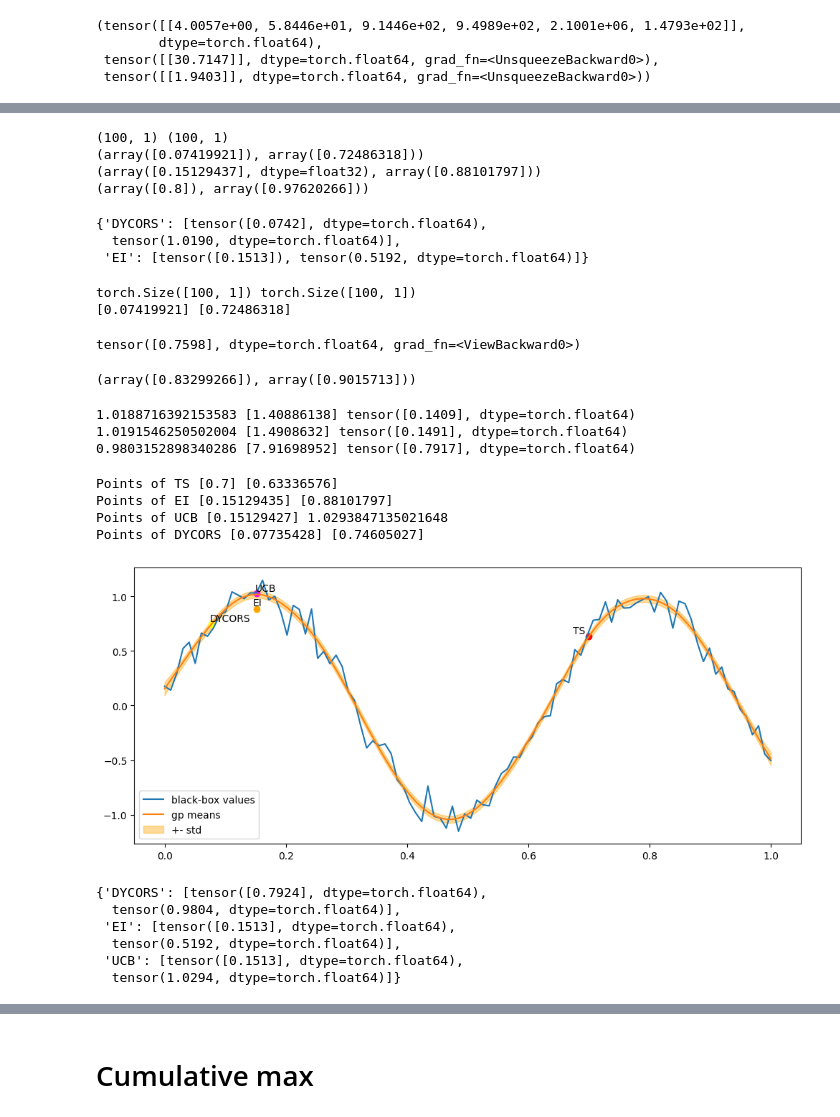
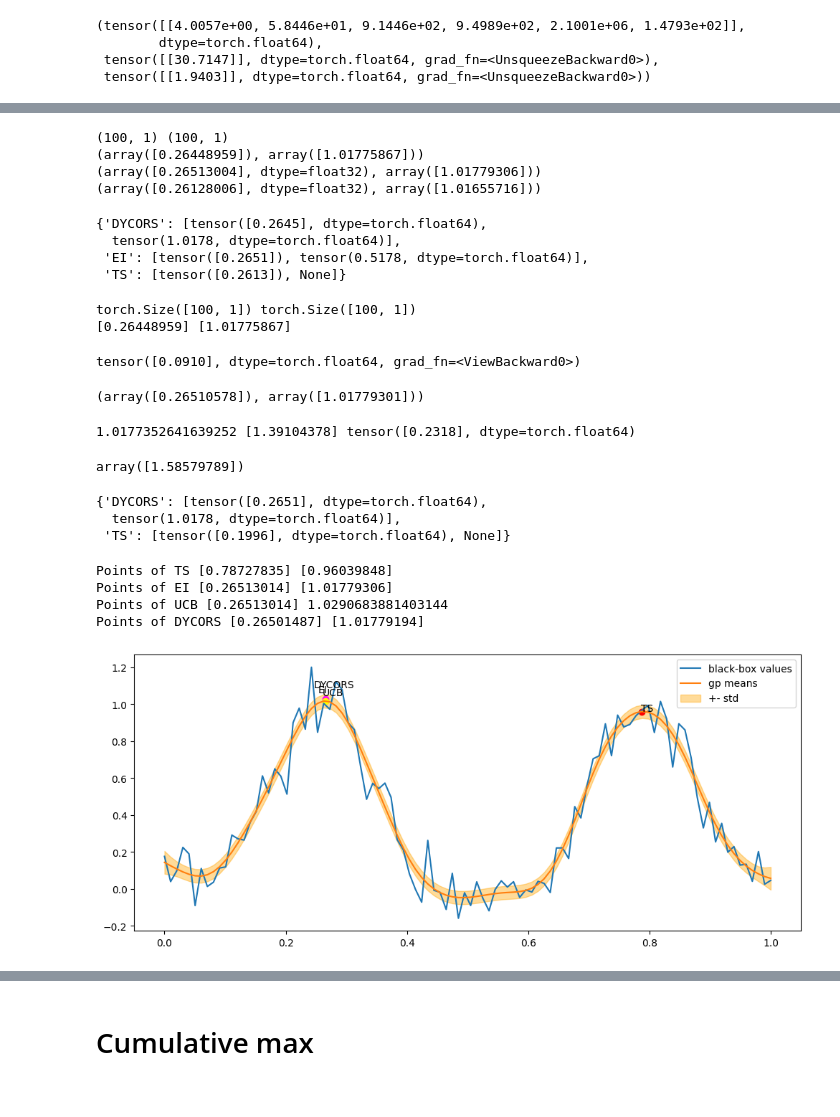
Before and after one commit to ernygati/masters_thesis_blockchain, a Jupyter notebook: diploma-optimal-blockchain.ipynb, the cells around one changed output, grey strips where cells are left out. Saved outputs shown, nothing was run; the diff lists cells and outputs as text; code cells hidden in the pictures.

```diff
--- a/diploma-optimal-blockchain.ipynb
+++ b/diploma-optimal-blockchain.ipynb
@@ -765,14 +765,14 @@ candidate, model.posterior(normalize(candidate, bounds).reshape(1,-1)).mean, mod
 # %%
 np.random.seed(0)
 lb = torch.tensor([0])
-ub = torch.tensor([10])
+ub = torch.tensor([6])
 
 bounds = torch.stack([lb.type(torch.float64), ub.type(torch.float64)])
 standard_bounds = torch.tensor([[0.0], [1.0]])
 
 Xd = np.linspace(bounds[0][0],bounds[1][0], 100)[:, np.newaxis]
 def obj_dummy(x):
-    return np.sin(x)
+    return np.sin(x)**4
 yd = obj_dummy(Xd) + np.random.normal(0, 0.1, Xd.shape)
 
 # Plot the generated data
@@ -828,7 +828,11 @@ def get_next_point(optimizer, Xt, yt,gaussprocess, bounds):
     if optimizer.__name__ == "optimize_UCB":
         cand, y = botorch_optim.optimal_points_dict["UCB"]
     if optimizer.__name__ == "optimize_EI":
-        cand, y_af = botorch_optim.optimal_points_dict["EI"]
+        cand, y = botorch_optim.optimal_points_dict["EI"]
+        y=gaussprocess(cand.reshape(1,-1)).mean
+    if optimizer.__name__ == "optimize_TS":
+        cand, _= botorch_optim.optimal_points_dict["TS"]
+        y = gaussprocess(cand.reshape(1,-1)).mean
     if optimizer.__name__ == "optimize_DYCORS":
         cand, _= botorch_optim.optimal_points_dict["DYCORS"]
         y = gaussprocess(cand.reshape(1,-1)).mean
@@ -840,16 +844,17 @@ for optim in [botorch_optim.optimize_DYCORS, botorch_optim.optimize_EI, botorch_
 botorch_optim.optimal_points_dict
 # %% [output]
 (100, 1) (100, 1)
-(array([0.07419921]), array([0.72486318]))
-(array([0.15129437], dtype=float32), array([0.88101797]))
-(array([0.8]), array([0.97620266]))
+(array([0.26448959]), array([1.01775867]))
+(array([0.26513004], dtype=float32), array([1.01779306]))
+(array([0.26128006], dtype=float32), array([1.01655716]))
-{'DYCORS': [tensor([0.0742], dtype=torch.float64),
-  tensor(1.0190, dtype=torch.float64)],
- 'EI': [tensor([0.1513]), tensor(0.5192, dtype=torch.float64)]}
+{'DYCORS': [tensor([0.2645], dtype=torch.float64),
+  tensor(1.0178, dtype=torch.float64)],
+ 'EI': [tensor([0.2651]), tensor(0.5178, dtype=torch.float64)],
+ 'TS': [tensor([0.2613]), None]}
 # %%
 def plot_gp(Xd, train_x, y, gaussprocess, gp_means, gp_stds, dim = 3,
             optimizers = [botorch_optim.optimize_TS, botorch_optim.optimize_EI,
-                          botorch_optim.optimize_UCB, botorch_optim.optimize_DYCORS],bounds ):
+                          botorch_optim.optimize_UCB, botorch_optim.optimize_DYCORS],bounds=bounds ):
 
     x_sort = np.sort(train_x[:,dim])
     x_sort_args = np.argsort(train_x[:,dim])
@@ -864,7 +869,7 @@ def plot_gp(Xd, train_x, y, gaussprocess, gp_means, gp_stds, dim = 3,
         x_next, y_gp_next = get_next_point(optim, Xd, yd, gaussprocess, bounds)
         print(f'Points of {opt_name}', x_next, y_gp_next)
         plt.plot(x_next[dim], y_gp_next, 'o', color = colors[i], lw=2)
-        rand_offset = np.random.random()/20
+        rand_offset = np.random.random()/10
         plt.text(x_next[dim]-x_next[dim]*rand_offset, y_gp_next+y_gp_next*rand_offset, f"{opt_name}")
 
     plt.plot(x_sort, y_sort, label = "black-box values")
@@ -904,15 +909,15 @@ xmin = unnormalize(torch.tensor(xmin_scaled), bounds).numpy()
 # plt.legend()
 # %% [output]
 torch.Size([100, 1]) torch.Size([100, 1])
-[0.07419921] [0.72486318]
+[0.26448959] [1.01775867]
 # %%
 gaussprocess(torch.tensor([0.07944516]).reshape(1,-1)).mean
 # %% [output]
-tensor([0.7598], dtype=torch.float64, grad_fn=<ViewBackward0>)
+tensor([0.0910], dtype=torch.float64, grad_fn=<ViewBackward0>)
 # %%
 get_next_point(botorch_optim.optimize_DYCORS,Xd,yd,gaussprocess,bounds)
 # %% [output]
-(array([0.83299266]), array([0.9015713]))
+(array([0.26510578]), array([1.01779301]))
 # %%
 from pySOT.optimization_problems import Hartmann3
 class DYCORSOptimProblem(OptimizationProblem):
@@ -961,10 +966,10 @@ surrogate = gp.GPRegressor(input_dimensionality,  optim.lb, optim.ub)
 
 slhd = SymmetricLatinHypercube(dim=optim.dim, num_pts=2*(optim.dim+1))
 num_runs = 1
-max_evals = 20
+max_evals = 50
 results_serial = np.zeros((max_evals, num_runs))
 
-runs = 3
+runs = 1
 for _ in range(runs):
     controller = SerialController(objective=optim.eval)
     controller.strategy = DYCORSStrategy(
@@ -975,9 +980,12 @@ for _ in range(runs):
     result = controller.run()
     print(-controller.best_point().value, optim.best_x[-1], normalize(torch.tensor(optim.best_x[-1]), bounds))
 # %% [output]
-1.0188716392153583 [1.40886138] tensor([0.1409], dtype=torch.float64)
-1.0191546250502004 [1.4908632] tensor([0.1491], dtype=torch.float64)
-0.9803152898340286 [7.91698952] tensor([0.7917], dtype=torch.float64)
+1.0177352641639252 [1.39104378] tensor([0.2318], dtype=torch.float64)
+# %%
+argmin = np.argmin([controller.fevals[i].value for i in range(len(controller.fevals))])
+optim.best_x[argmin]
+# %% [output]
+array([1.58579789])
 # %%
 
 # from botorch.utils.sampling import draw_sobol_samples
@@ -1011,24 +1019,21 @@ for _ in range(runs):
 #     y_obj = obj_dummy(cand)
 #     Xcat, ycat = torch.cat([Xcat, cand]), torch.cat([ycat, y_obj])
 #     print(normalize(cand, bounds), y_obj)
+# %%
+botorch_optim.optimize_TS(Xd,yd, 10)
+botorch_optim.optimal_points_dict
+# %% [output]
+{'DYCORS': [tensor([0.2651], dtype=torch.float64),
+  tensor(1.0178, dtype=torch.float64)],
+ 'TS': [tensor([0.1996], dtype=torch.float64), None]}
 # %%
 from pySOT.surrogate import gp
 plot_gp(Xd,train_x, yd, gaussprocess, means_scaled, std_scaled, dim = 0,
             optimizers = [botorch_optim.optimize_TS, botorch_optim.optimize_EI,
-                          botorch_optim.optimize_UCB, botorch_optim.optimize_DYCORS] )
+                          botorch_optim.optimize_UCB, botorch_optim.optimize_DYCORS] ,bounds=bounds)
 # %% [output]
-Points of TS [0.7] [0.63336576]
-Points of EI [0.15129435] [0.88101797]
-Points of UCB [0.15129427] 1.0293847135021648
-Points of DYCORS [0.07735428] [0.74605027]
+Points of TS [0.78727835] [0.96039848]
+Points of EI [0.26513014] [1.01779306]
+Points of UCB [0.26513014] 1.0290683881403144
+Points of DYCORS [0.26501487] [1.01779194]
-[figure, old version]
+[figure, new version]
-# %%
-botorch_optim.optimize_DYCORS(Xd,yd, 50)
-botorch_optim.optimal_points_dict
-# %% [output]
-{'DYCORS': [tensor([0.7924], dtype=torch.float64),
-  tensor(0.9804, dtype=torch.float64)],
- 'EI': [tensor([0.1513], dtype=torch.float64),
-  tensor(0.5192, dtype=torch.float64)],
- 'UCB': [tensor([0.1513], dtype=torch.float64),
-  tensor(1.0294, dtype=torch.float64)]}
```
Also changed, not shown: parts of 12 cells of this notebook, 1 other file.
